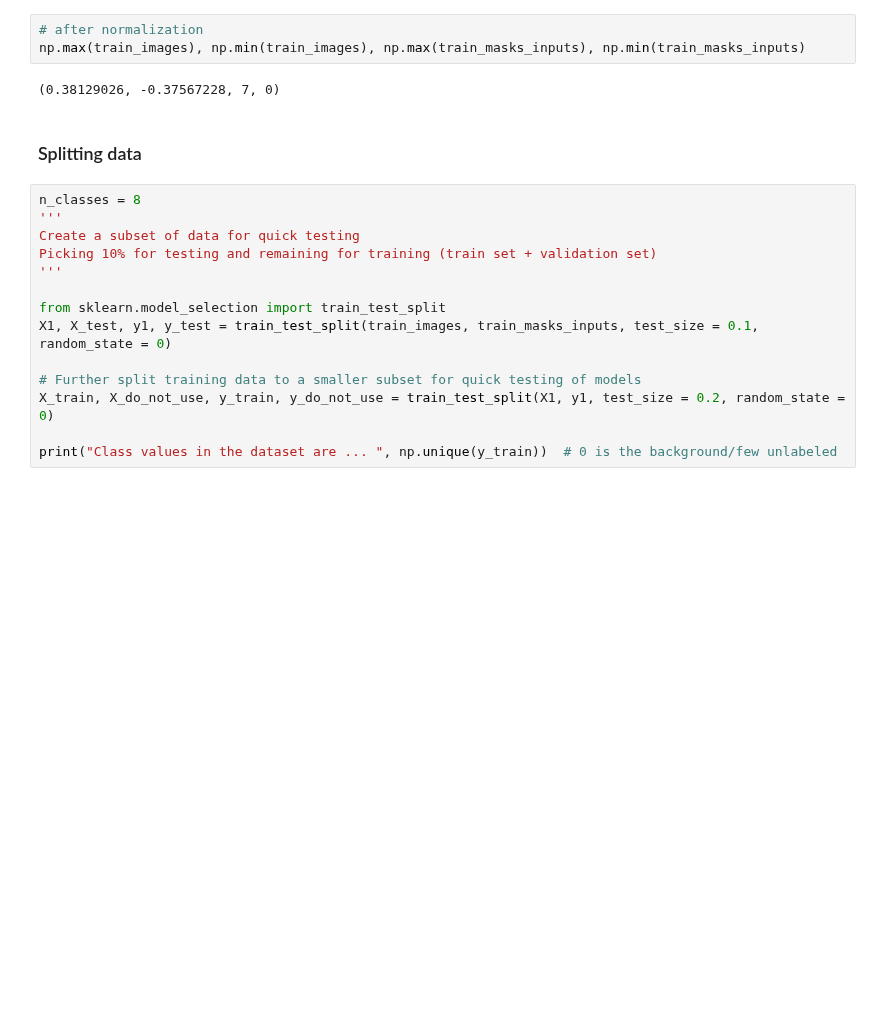
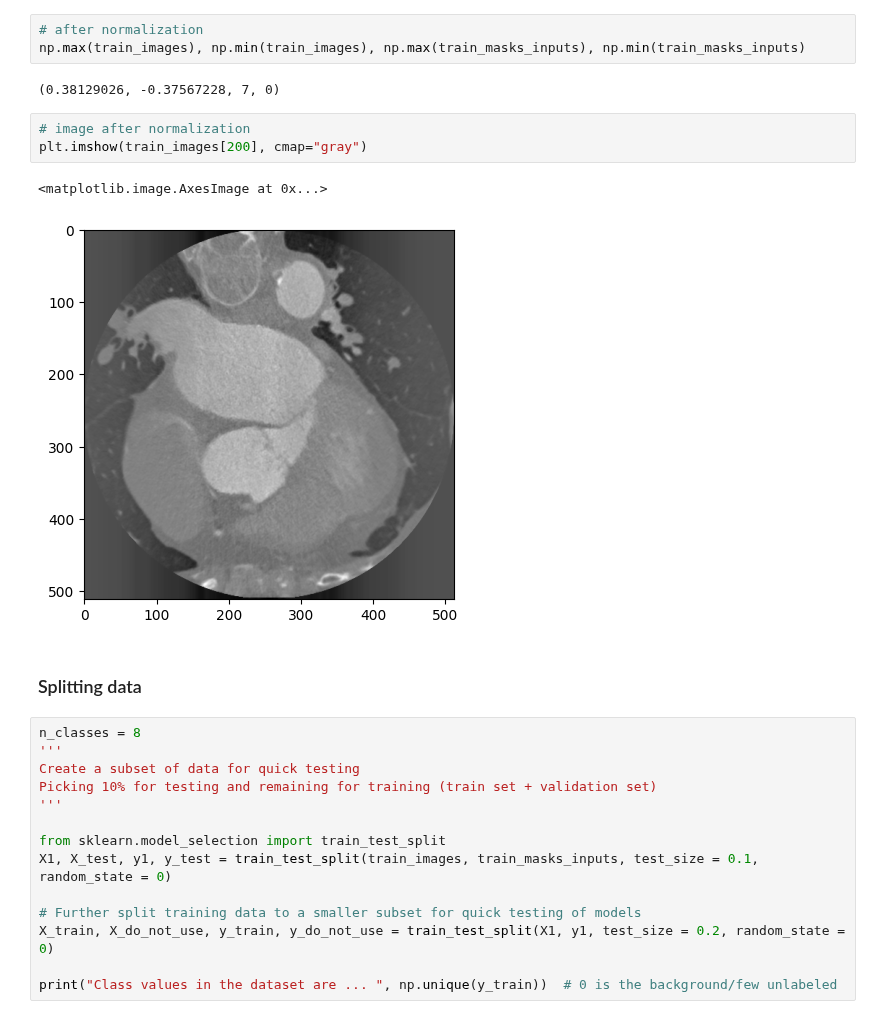
Before and after one commit to VISEF-ISEF-team/VasculAR, a Jupyter notebook: DeepLearning/model/2-Multi_Unet_Segmentation.ipynb, the cells around one changed output. Drawn from its saved outputs; the diff is of its cells as text; blank space fills up the shorter version.

```diff
--- a/DeepLearning/model/2-Multi_Unet_Segmentation.ipynb
+++ b/DeepLearning/model/2-Multi_Unet_Segmentation.ipynb
@@ -109,6 +111,12 @@ train_images.shape, train_masks_inputs.shape
 np.max(train_images), np.min(train_images), np.max(train_masks_inputs), np.min(train_masks_inputs)
 # %% [output]
 (0.38129026, -0.37567228, 7, 0)
+# %%
+# image after normalization
+plt.imshow(train_images[200], cmap="gray")
+# %% [output]
+<matplotlib.image.AxesImage at 0x...>
+[figure, added]
 # %% [markdown]
 ### Splitting data
 # %%
```
Also changed, not shown: parts of 27 cells of this notebook, 10 other files.
